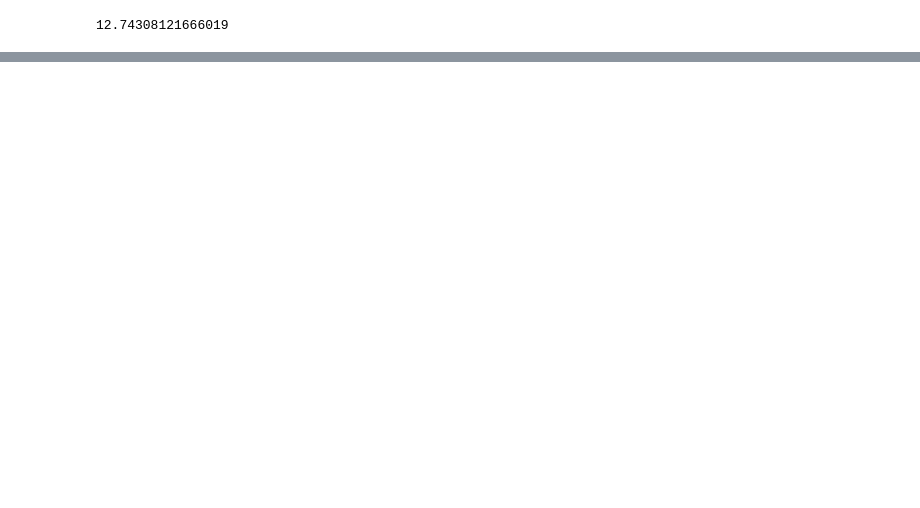
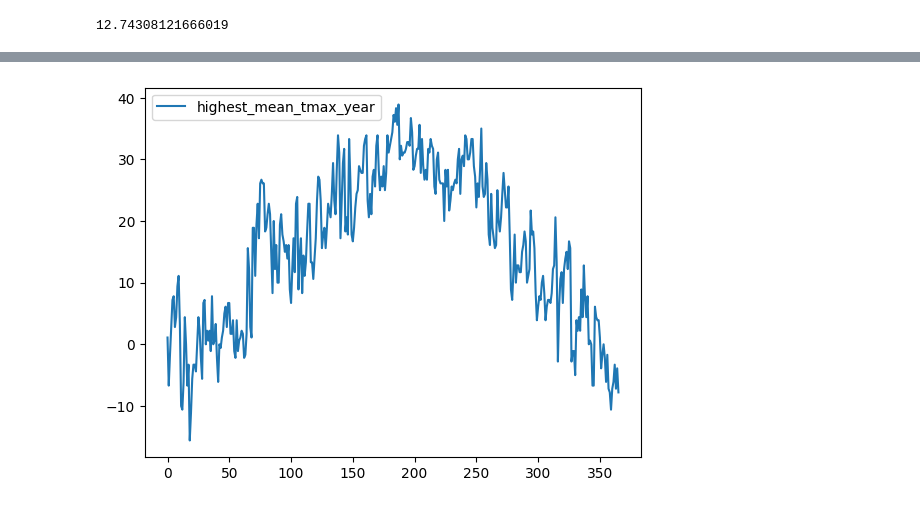
Before and after one commit to bagoferasers/project2_datascience, a Jupyter notebook: project2_nib667.ipynb, the cells around one changed output, grey strips where cells are left out. Cells and saved outputs as stored; diff of their text form; code cells hidden in the pictures; blank space fills up the shorter version.

```diff
--- a/project2_nib667.ipynb
+++ b/project2_nib667.ipynb
@@ -128,0 +167,6 @@ ValueError: Error parsing datetime string "range(1940, 2015)" at position 0
+# %%
+plt.plot(selected_year, label='highest_mean_tmax_year')
+plt.legend(loc='best')
+plt.show()
+# %% [output]
+[figure, added]
```
Also changed, not shown: parts of 11 cells of this notebook.
